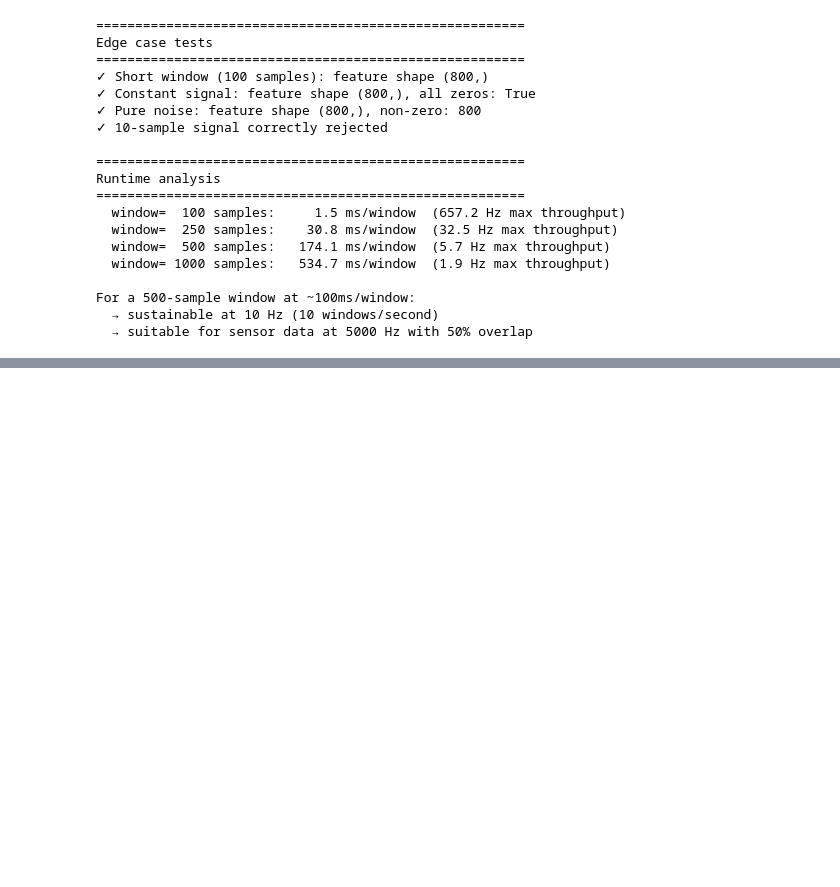
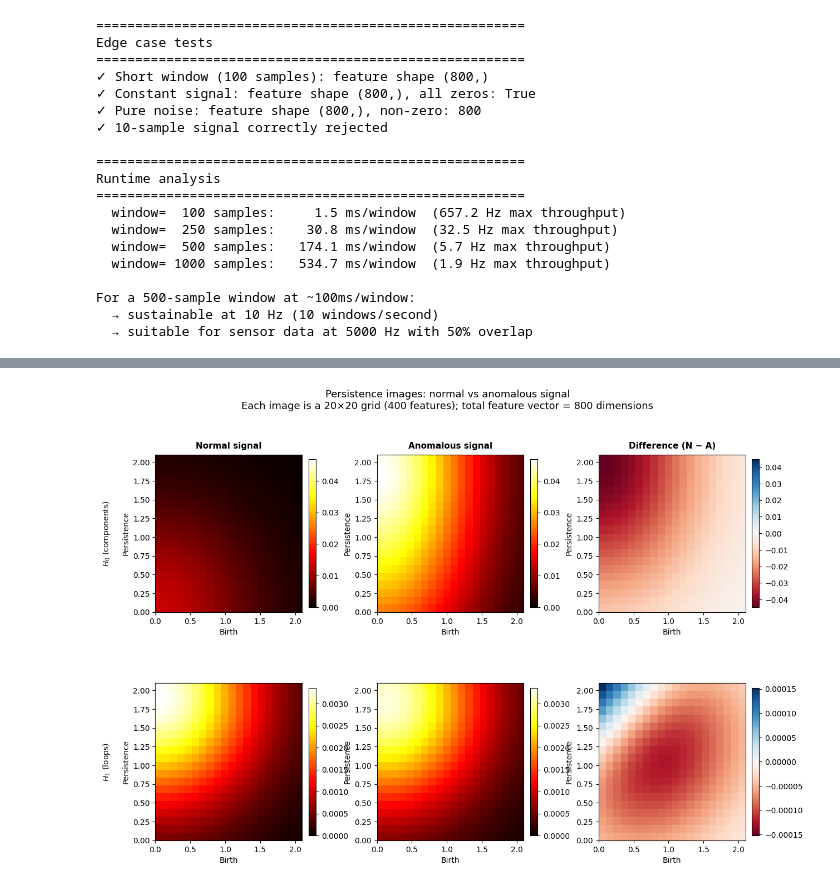
Before and after one commit to AdityaGhildiyal/TDA-Mlops, a Jupyter notebook: notebooks/phase2_tda_features.ipynb, the cells around one changed output, grey strips where cells are left out. Drawn from its saved outputs; the diff is of its cells as text; code cells hidden in the pictures; blank space fills up the shorter version.

Commit message:
feat(phase2/day7): notebook polish + figures + phase2 sign-off

```diff
--- a/notebooks/phase2_tda_features.ipynb
+++ b/notebooks/phase2_tda_features.ipynb
@@ -978,0 +1060,99 @@ For a 500-sample window at ~100ms/window:
+# %%
+import os
+import numpy as np
+import matplotlib.pyplot as plt
+import matplotlib.gridspec as gridspec
+import ripser
+from persim import PersistenceImager
+
+os.makedirs("figures", exist_ok=True)
+
+# ── Rebuild signals ────────────────────────────────────────────────────────────
+t = np.linspace(0, 4 * np.pi, 500)
+signal_normal  = np.sin(t)
+signal_anomaly = signal_normal.copy()
+for pos in [100, 200, 310]:
+    signal_anomaly[pos]     =  3.5
+    signal_anomaly[pos + 1] = -3.5
+
+def takens_embed(signal, dim=3, tau=31):
+    signal = np.asarray(signal, dtype=float)
+    N = len(signal)
+    n_points = N - (dim - 1) * tau
+    X = np.zeros((n_points, dim))
+    for i in range(dim):
+        X[:, i] = signal[i * tau : i * tau + n_points]
+    return X
+
+def finite_dgm(dgm):
+    return dgm[np.isfinite(dgm[:, 1])]
+
+pimgr = PersistenceImager(
+    birth_range=(0.0, 2.1), pers_range=(0.0, 2.1), pixel_size=0.105
+)
+
+def get_images(sig):
+    X  = takens_embed(sig)
+    d  = ripser.ripser(X, maxdim=1)["dgms"]
+    h0 = pimgr.transform(finite_dgm(d[0]), skew=True)
+    h1 = pimgr.transform(finite_dgm(d[1]), skew=True)
+    return h0, h1
+
+h0_n, h1_n = get_images(signal_normal)
+h0_a, h1_a = get_images(signal_anomaly)
+diff_h0 = h0_n - h0_a
+diff_h1 = h1_n - h1_a
+
+EXT   = [0.0, 2.1, 0.0, 2.1]
+CMAP  = "hot"
+DCMAP = "RdBu"
+
+# ── Consistent colour limits ──────────────────────────────────────────────────
+vmax_h0 = max(h0_n.max(), h0_a.max())
+vmax_h1 = max(h1_n.max(), h1_a.max())
+vlim_d0 = np.abs(diff_h0).max()
+vlim_d1 = np.abs(diff_h1).max()
+
+# ── Layout ────────────────────────────────────────────────────────────────────
+fig = plt.figure(figsize=(14, 9))
+gs  = gridspec.GridSpec(2, 3, figure=fig, hspace=0.45, wspace=0.38)
+
+axes = [[fig.add_subplot(gs[r, c]) for c in range(3)] for r in range(2)]
+
+col_titles = ["Normal signal", "Anomalous signal", "Difference (N − A)"]
+row_labels  = ["$H_0$ (components)", "$H_1$ (loops)"]
+
+data = [
+    [(h0_n, CMAP,  0, vmax_h0),  (h0_a, CMAP,  0, vmax_h0),
+     (diff_h0, DCMAP, -vlim_d0, vlim_d0)],
+    [(h1_n, CMAP,  0, vmax_h1),  (h1_a, CMAP,  0, vmax_h1),
+     (diff_h1, DCMAP, -vlim_d1, vlim_d1)],
+]
+
+for r in range(2):
+    for c in range(3):
+        img, cmap, vmin, vmax = data[r][c]
+        ax = axes[r][c]
+        im = ax.imshow(img.T, origin="lower", aspect="auto",
+                       cmap=cmap, vmin=vmin, vmax=vmax, extent=EXT)
+        plt.colorbar(im, ax=ax, fraction=0.046, pad=0.04)
+        ax.set_xlabel("Birth", fontsize=10)
+        ax.set_ylabel("Persistence", fontsize=10)
+        if r == 0:
+            ax.set_title(col_titles[c], fontsize=11, fontweight="bold", pad=8)
+        if c == 0:
+            ax.set_ylabel(row_labels[r] + "\n\nPersistence", fontsize=10)
+
+fig.suptitle(
+    "Persistence images: normal vs anomalous signal\n"
+    "Each image is a 20×20 grid (400 features); "
+    "total feature vector = 800 dimensions",
+    fontsize=13, y=1.01
+)
+
+FNAME = "figures/phase2_persistence_images.png"
+plt.savefig(FNAME, dpi=150, bbox_inches="tight")
+plt.show()
+print(f"Saved: {FNAME}")
+# %% [output]
+[figure, added]
```
Also changed, not shown: parts of 4 cells of this notebook, 1 other file.
